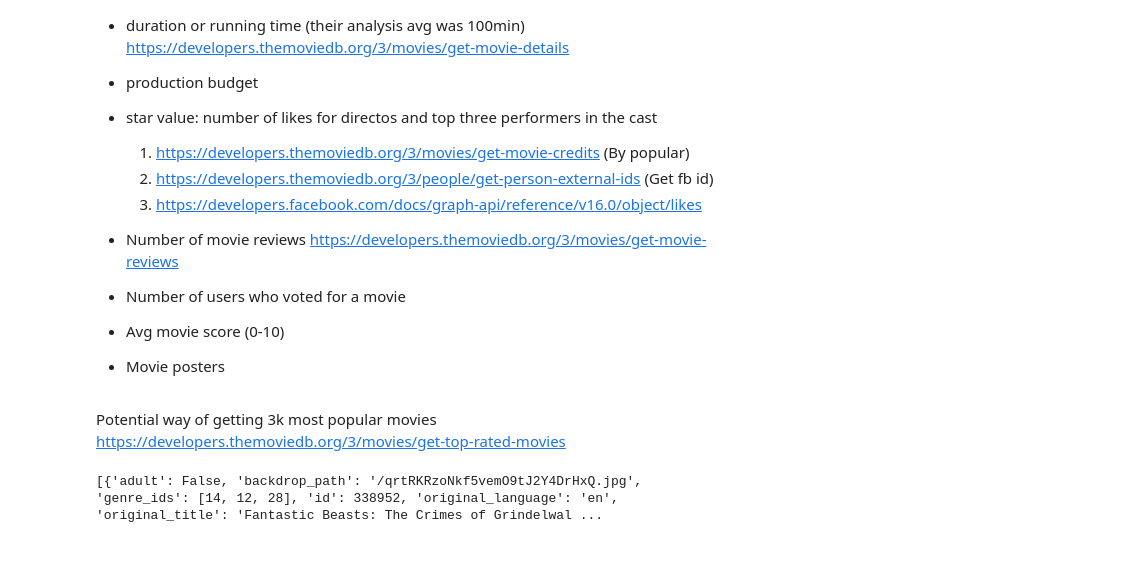
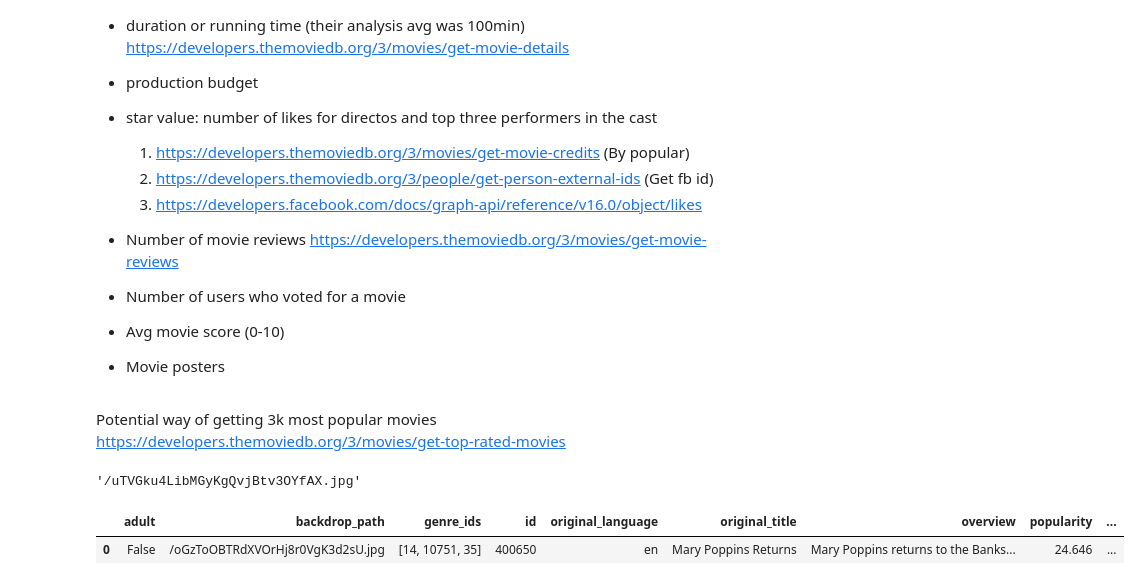
Before and after one commit to 1234567980/Project-Test, a Jupyter notebook: data_extraction.ipynb, the cells around one changed output. Saved outputs shown, nothing was run; the diff lists cells and outputs as text; code cells hidden in the pictures; blank space fills up the shorter version.

```diff
--- a/data_extraction.ipynb
+++ b/data_extraction.ipynb
@@ -102,10 +92,3 @@ Features:
 - Movie posters
 # %% [markdown]
 Potential way of getting 3k most popular movies https://developers.themoviedb.org/3/movies/get-top-rated-movies
-# %%
-movie_search = movie_titles[1930]
-response = requests.get(f"https://api.themoviedb.org/3/search/movie?api_key={api_key_auth3}&query={movie_search}")
-response = response.json()['results']
-print(response)
-# %% [output]
-[{'adult': False, 'backdrop_path': '/qrtRKRzoNkf5vemO9tJ2Y4DrHxQ.jpg', 'genre_ids': [14, 12, 28], 'id': 338952, 'original_language': 'en', 'original_title': 'Fantastic Beasts: The Crimes of Grindelwal ...
@@ -111,0 +127,4 @@ print(response)
+# %%
+movie_tmdb_df['poster_path'][0]
+# %% [output]
+'/uTVGku4LibMGyKgQvjBtv3OYfAX.jpg'
@@ -111,0 +133,5 @@ print(response)
+# %%
+test
+# %% [output]
+|  | adult | backdrop_path | genre_ids | id | original_language | original_title | overview | popularity | ... |
+| 0 | False | /oGzToOBTRdXVOrHj8r0VgK3d2sU.jpg | [14, 10751, 35] | 400650 | en | Mary Poppins Returns | Mary Poppins returns to the Banks... | 24.646 | ... |
```
Also changed, not shown: parts of 10 cells of this notebook.
